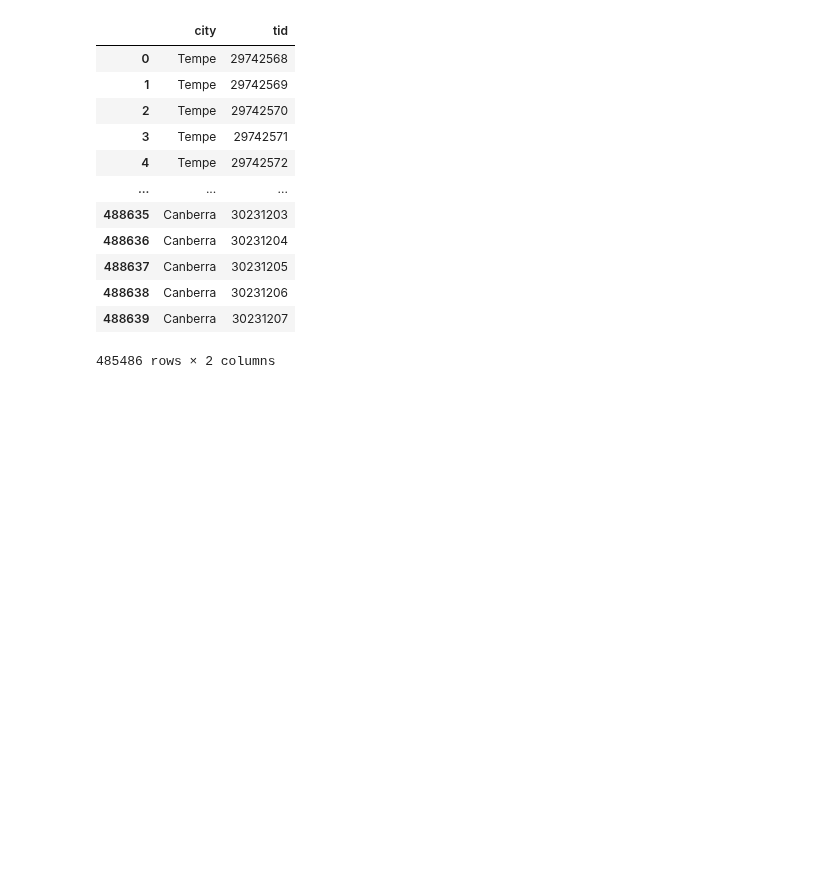
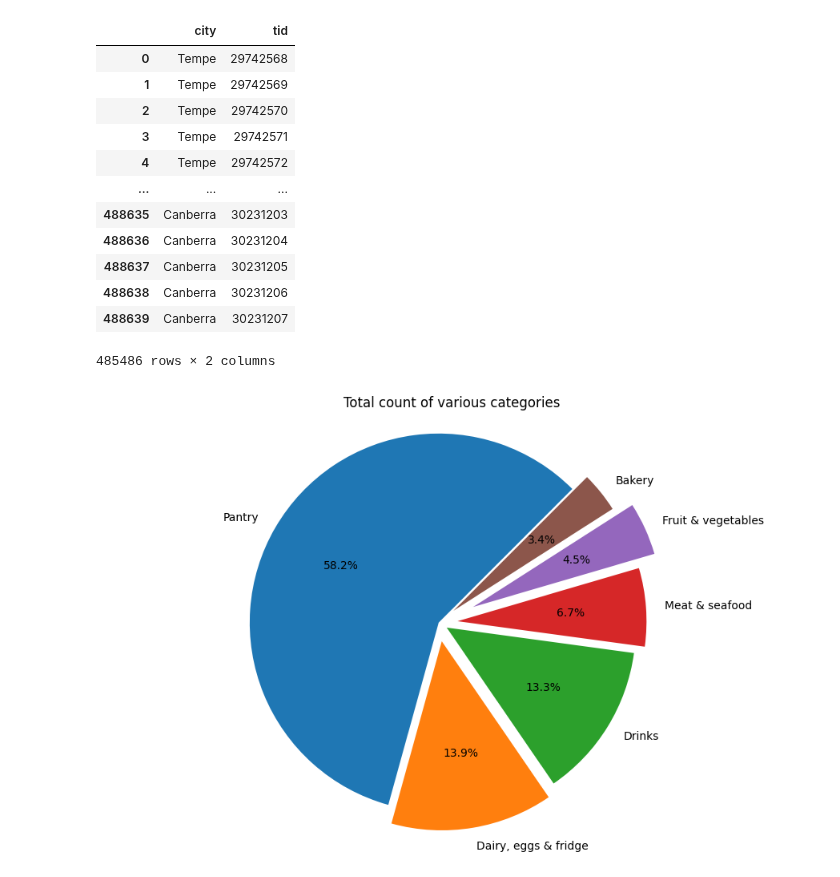
Before and after one commit to binayakhadka/grocery-retail-analytics, a Jupyter notebook: aus.ipynb, the cells around one changed output. Drawn from its saved outputs; the diff is of its cells as text; code cells hidden in the pictures; blank space fills up the shorter version.

```diff
--- a/aus.ipynb
+++ b/aus.ipynb
@@ -702,3 +669,18 @@ df[['city','tid']]
 | 488638 | Canberra | 30231206 |
 | 488639 | Canberra | 30231207 |
 485486 rows × 2 columns
+# %%
+sizes = df['category'].value_counts()
+labels = sizes.index
+explode = [0, 0.1, 0.05, 0.1,0.2,0.1]
+
+# Plot
+plt.figure(figsize=(9,6))
+plt.pie(sizes, labels=labels, autopct='%1.1f%%', explode=explode, startangle=45)
+plt.title("Total count of various categories")
+plt.axis('equal')
+plt.tight_layout()
+plt.savefig("pie.png",dpi=300, bbox_inches="tight")
+plt.show()
+# %% [output]
+[figure, added]
```
Also changed, not shown: parts of 3 cells of this notebook, 1 other file.
